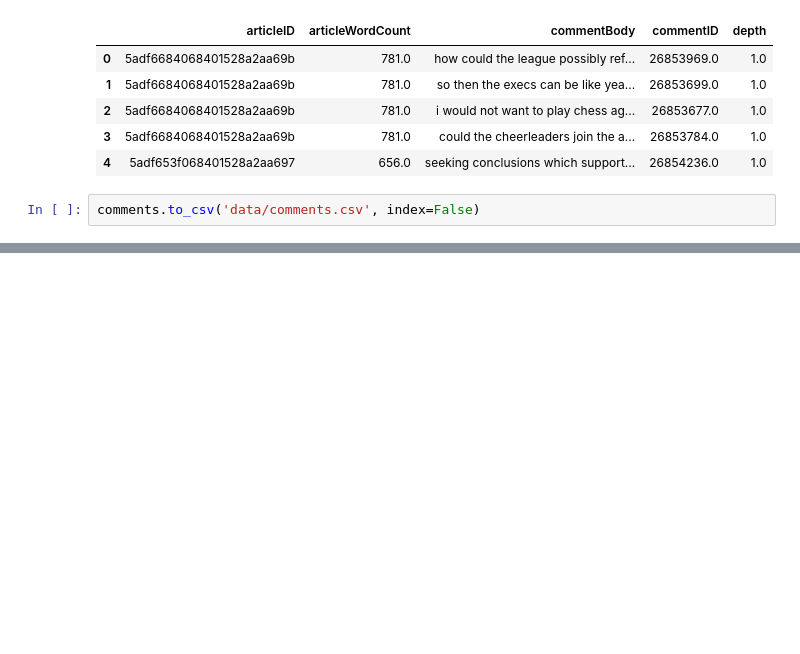
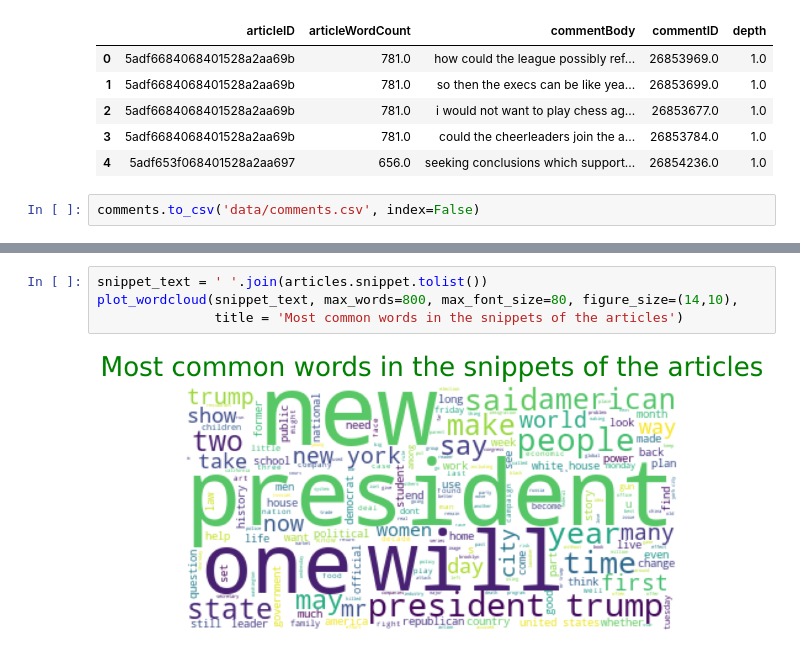
Before and after one commit to advanced-ml-project/project, a Jupyter notebook: Data Cleaning.ipynb, the cells around one changed output, grey strips where cells are left out. Saved outputs shown, nothing was run; the diff lists cells and outputs as text; blank space fills up the shorter version.

```diff
--- a/Data Cleaning.ipynb
+++ b/Data Cleaning.ipynb
@@ -105,0 +161,6 @@ comments.to_csv('data/comments.csv', index=False)
+# %%
+snippet_text = ' '.join(articles.snippet.tolist())
+plot_wordcloud(snippet_text, max_words=800, max_font_size=80, figure_size=(14,10),
+               title = 'Most common words in the snippets of the articles')
+# %% [output]
+[figure, added]
```
Also changed, not shown: parts of 7 cells of this notebook.
